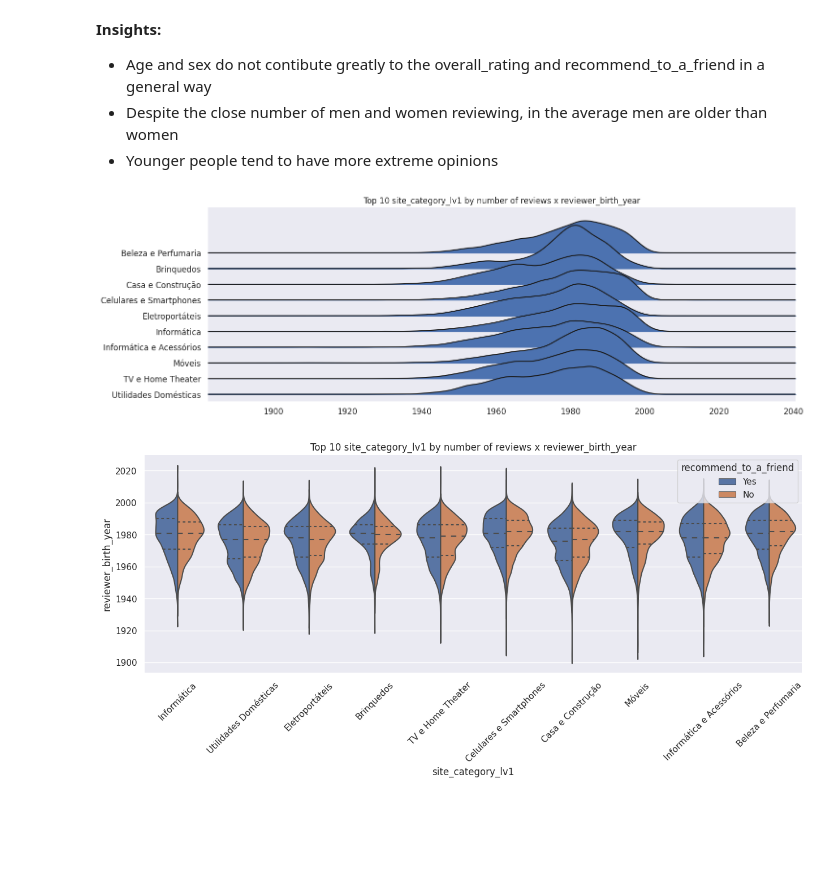
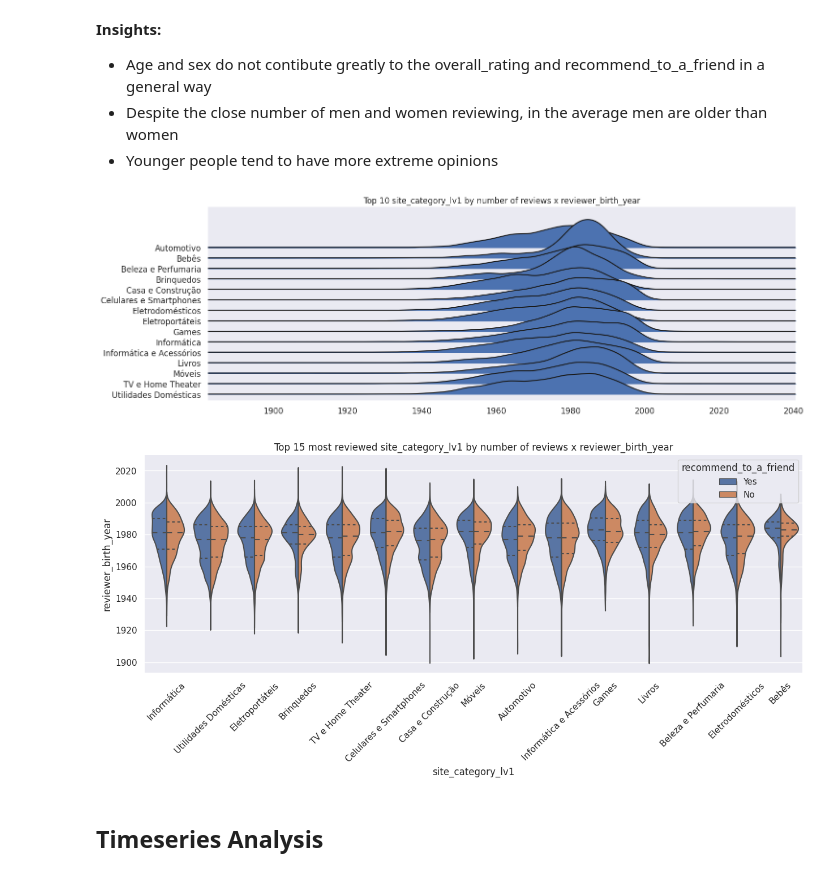
Before and after one commit to gabrielhazeredo/nlp-test-neoway, a Jupyter notebook: analysis/notebooks/data_analysis.ipynb, the cells around one changed output. Saved outputs shown, nothing was run; the diff lists cells and outputs as text; code cells hidden in the pictures; blank space fills up the shorter version.

```diff
--- a/analysis/notebooks/data_analysis.ipynb
+++ b/analysis/notebooks/data_analysis.ipynb
@@ -44,6 +45,8 @@ df.head(5)
 | 2 | 2018-01-01 00:26:02 | 44f2c8edd93471926fff601274b8b2b5c... | 113022329 | Panela de Pressão Elétrica Philip... | philips walita | Eletroportáteis | ... |
 | 3 | 2018-01-01 00:35:54 | ce741665c1764ab2d77539e18d0e4f66d... | 113851581 | Betoneira Columbus - Roma Brinquedos | roma jensen | Brinquedos | ... |
 | 4 | 2018-01-01 01:00:28 | 7d7b6b18dda804a897359276cef0ca252... | 131788803 | Smart TV LED 43" LG 43UJ6525 Ultr... | lg | TV e Home Theater | ... |
+# %%
+df['submission_date'] = pd.to_datetime(df.submission_date, format='%Y-%m-%d %H:%M:%S')
 # %%
 # Utility functions to get an overview of the data
 
@@ -380,7 +389,7 @@ plt.show()
 - Despite the close number of men and women reviewing, in the average men are older than women
 - Younger people tend to have more extreme opinions
 # %%
-df_top_reviews = df_features[df_features.site_category_lv1.isin(df_features.site_category_lv1.value_counts().iloc[:10].index)]
+df_top_reviews = df_features[df_features.site_category_lv1.isin(df_features.site_category_lv1.value_counts().iloc[:15].index)]
 fig, axes = joypy.joyplot(df_top_reviews,
                           column="reviewer_birth_year",
                           by="site_category_lv1",
@@ -388,14 +397,16 @@ fig, axes = joypy.joyplot(df_top_reviews,
                           figsize=(15, 5),
                           title='Top 10 site_category_lv1 by number of reviews x reviewer_birth_year')
 # %% [output]
-[figure, old version]
+[figure, new version]
 # %%
 fig, ax = plt.subplots(figsize=(15, 5))
 sns.violinplot(x="site_category_lv1", y="reviewer_birth_year",  hue="recommend_to_a_friend",
                split=True, inner="quart",
-               data=df_top_reviews).set(title='Top 10 most reviewed site_category_lv1 by number of reviews x reviewer_birth_year')
+               data=df_top_reviews).set(title='Top 15 most reviewed site_category_lv1 by number of reviews x reviewer_birth_year')
 sns.despine(left=True)
 plt.xticks(rotation=45)
 plt.show()
 # %% [output]
-[figure, old version]
+[figure, new version]
+# %% [markdown]
+## Timeseries Analysis
```
Also changed, not shown: parts of 11 cells of this notebook.
